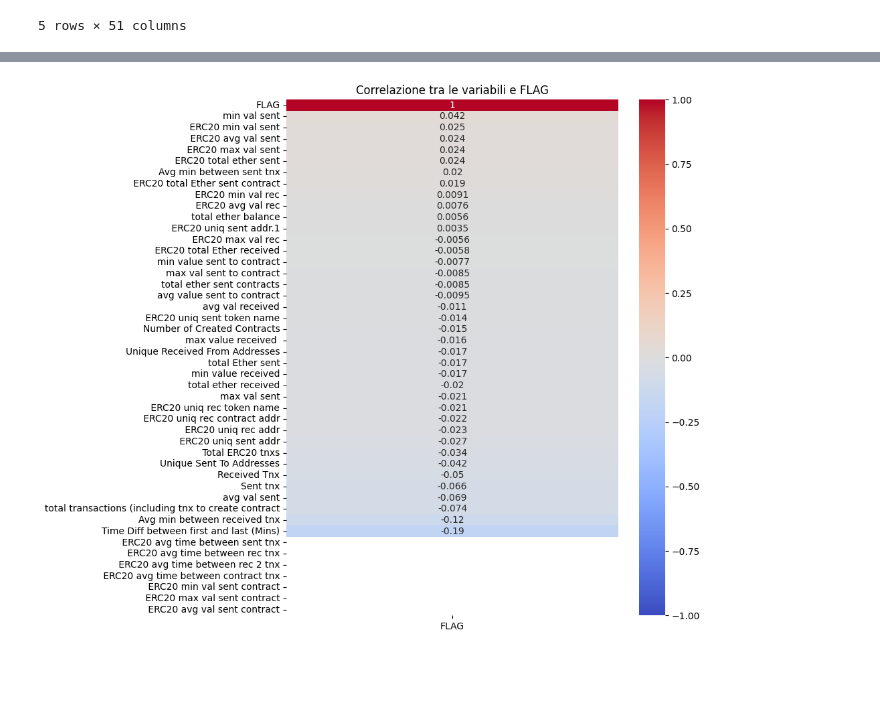
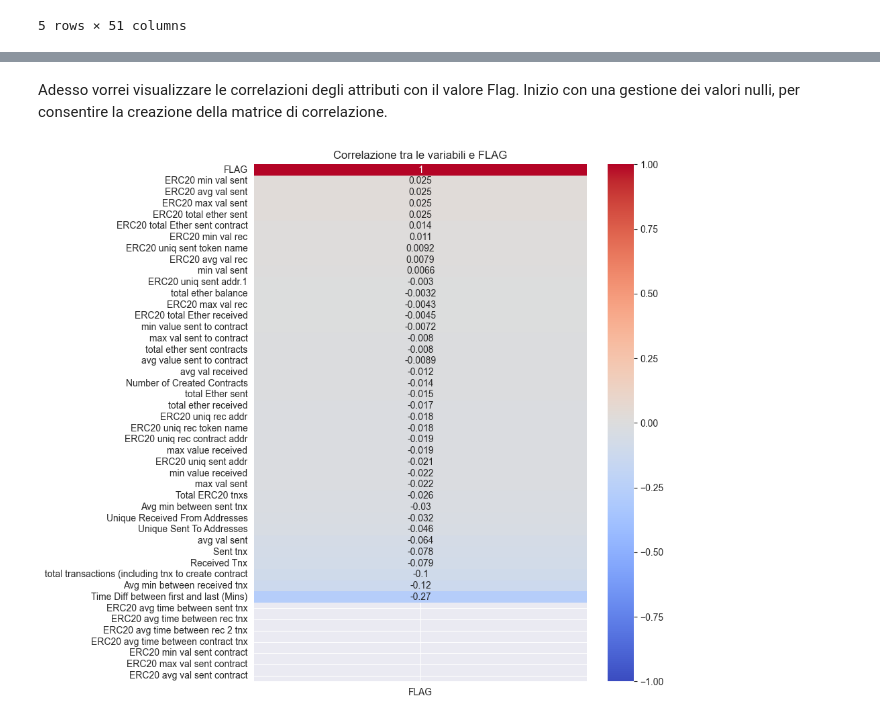
Before and after one commit to Maurino666/EthereumFraudDetection, a Jupyter notebook: Data_Preparation.ipynb, the cells around one changed output, grey strips where cells are left out. Cells and saved outputs as stored; diff of their text form; code cells hidden in the pictures; blank space fills up the shorter version.

```diff
--- a/Data_Preparation.ipynb
+++ b/Data_Preparation.ipynb
@@ -75,0 +95,6 @@ Inizio con una gestione dei valori nulli, per consentire la creazione della matr
+# %%
+# Rimuovere colonne inutili
+df.drop(columns=['Unnamed: 0', 'Index', 'Address'], inplace=True, errors='ignore')
+
+# Rimuovere spazi extra nei nomi delle colonne (previene errori di KeyError)
+df.columns = df.columns.str.strip()
@@ -76,37 +185,33 @@ Inizio con una gestione dei valori nulli, per consentire la creazione della matr
+# %% [markdown]
+Adesso vorrei visualizzare le correlazioni degli attributi con il valore Flag.
+Inizio con una gestione dei valori nulli, per consentire la creazione della matrice di correlazione.
 # %%
-import matplotlib.pyplot as plt
-import seaborn as sns
-
 # Rimuoviamo colonne inutili
 df.drop(columns=['Unnamed: 0', 'Index', 'Address'], inplace=True, errors='ignore')
-
-# Pulizia dei dati: rimuovere o riempire i valori mancanti
-df.dropna(inplace=True)  # Rimuove le righe con valori mancanti
-# df.fillna(0, inplace=True)  # Alternativa: sostituire i NaN con 0
 
 # Selezioniamo solo le colonne numeriche
 df_numeric = df.select_dtypes(include=['number'])
 
 # Calcolo della correlazione solo sulle colonne numeriche
 correlation_matrix = df_numeric.corr()
 
 # Ordinare le variabili più correlate al FLAG
 flag_corr = correlation_matrix["FLAG"].sort_values(ascending=False)
 
 # Visualizzare solo le variabili con correlazione significativa
 plt.figure(figsize=(8, 10))
 sns.heatmap(
     correlation_matrix[["FLAG"]]
     .sort_values(
         by="FLAG",
         ascending=False
     ),
     annot=True,
     cmap="coolwarm",
     vmin=-1,
     vmax=1
 )
 plt.title("Correlazione tra le variabili e FLAG")
 plt.show()
 # %% [output]
-[figure, old version]
+[figure, new version]
```
Also changed, not shown: parts of 22 cells of this notebook.
